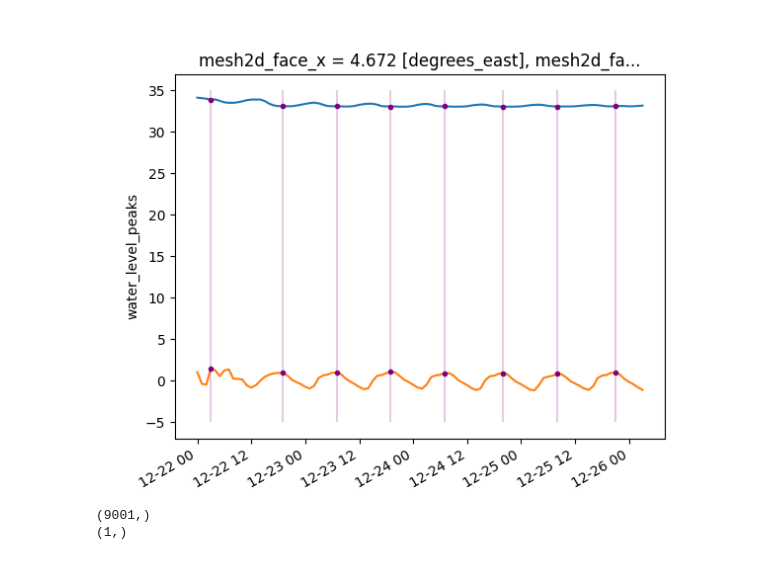
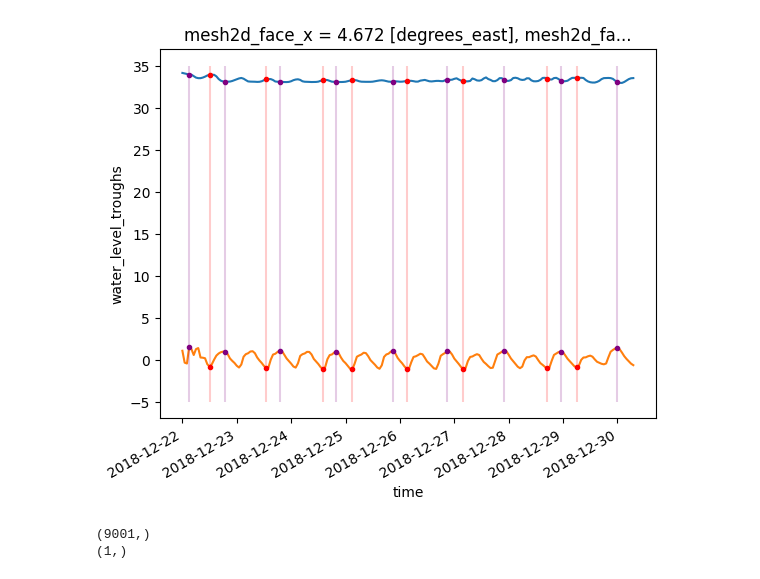
Before and after one commit to Deltares/D-EcoImpact, a Jupyter notebook: scripts/test_extreme_filter.ipynb, the cells around one changed output. Saved outputs shown, nothing was run; the diff lists cells and outputs as text; code cells hidden in the pictures.

```diff
--- a/scripts/test_extreme_filter.ipynb
+++ b/scripts/test_extreme_filter.ipynb
@@ -5,7 +5,7 @@ import matplotlib.pyplot as plt
 import numpy as np
 # %%
 
-ds = xr.open_dataset("../Example_0208_04.nc")
+ds = xr.open_dataset("../Example_0208_05.nc")
 # %%
 
 # sal1d = ds.salinity.isel(mesh2d_nFaces=5, mesh2d_nLayers=5)
@@ -19,7 +19,9 @@ ds = xr.open_dataset("../Example_0208_04.nc")
 sal = ds.salinity_8.isel(mesh2d_nFaces=5)
 wl = ds.water_level.isel(mesh2d_nFaces=5)
 sal_peaks = ds.salinity_peaks.isel(mesh2d_nFaces=5)
+sal_troughs = ds.salinity_troughs.isel(mesh2d_nFaces=5)
 wl_peaks = ds.water_level_peaks.isel(mesh2d_nFaces=5)
+wl_troughs = ds.water_level_troughs.isel(mesh2d_nFaces=5)
 # %%
 plt.figure()
 
@@ -34,15 +36,18 @@ plt.show()
 # %%
 plt.figure()
-
+size = 200
 # print(salOut1d.values)
-sal[:1000].plot()
-wl[:1000].plot()
-sal_peaks[:1000].where(sal_peaks != 0).plot.line(color="purple", marker=".")
-wl_peaks[:1000].where(wl_peaks != 0).plot.line(color="purple", marker=".")
-plt.vlines(sal_peaks[:1000].dropna(dim="time").time, -5, 35, color="purple", alpha=0.2)
+sal[:size].plot()
+wl[:size].plot()
+sal_peaks[:size].plot.line(color="purple", marker=".")
+wl_peaks[:size].plot.line(color="purple", marker=".")
+sal_troughs[:size].plot.line(color="red", marker=".")
+wl_troughs[:size].plot.line(color="red", marker=".")
+plt.vlines(sal_peaks[:size].dropna(dim="time").time, -5, 35, color="purple", alpha=0.2)
+plt.vlines(sal_troughs[:size].dropna(dim="time").time, -5, 35, color="red", alpha=0.2)
 plt.show()
 # %% [output]
-[figure, old version]
+[figure, new version]
 # %%
 import math
 
```
Also changed, not shown: parts of 1 cell of this notebook, 4 other files.
